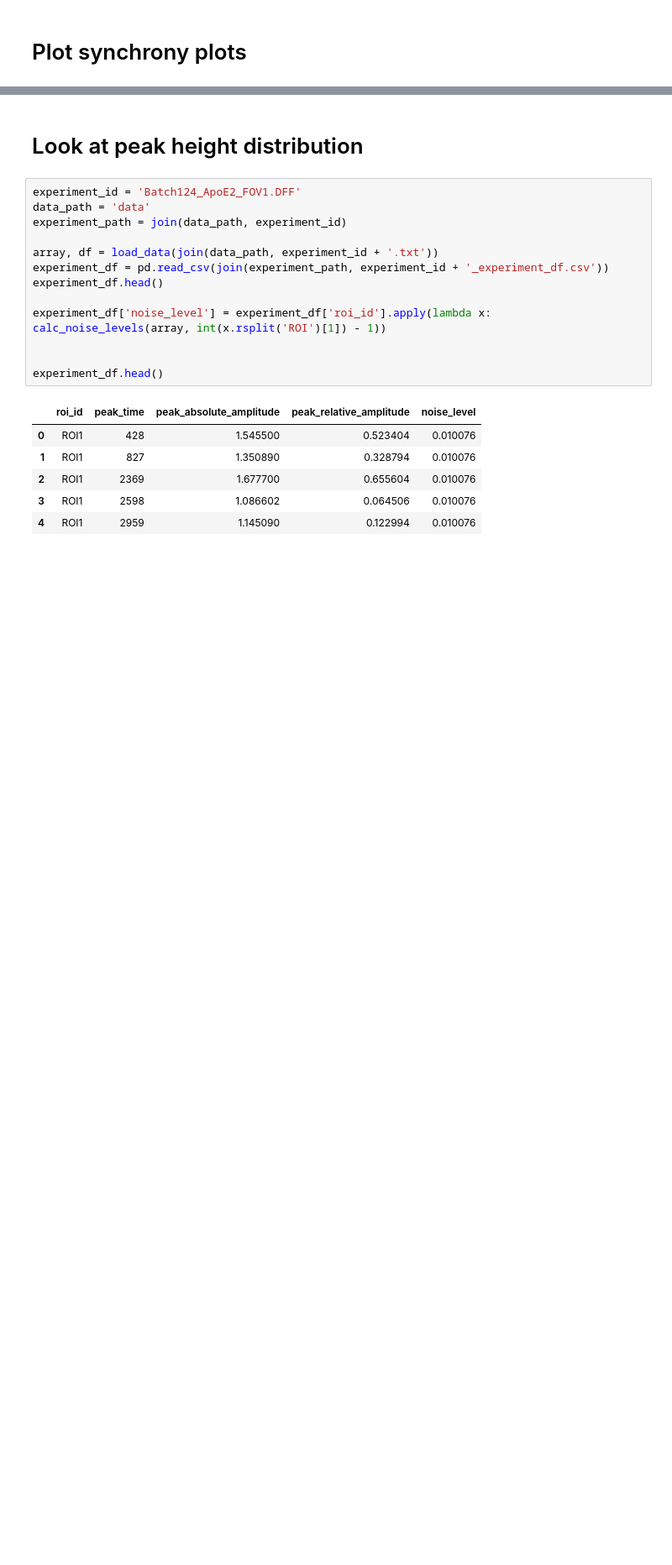
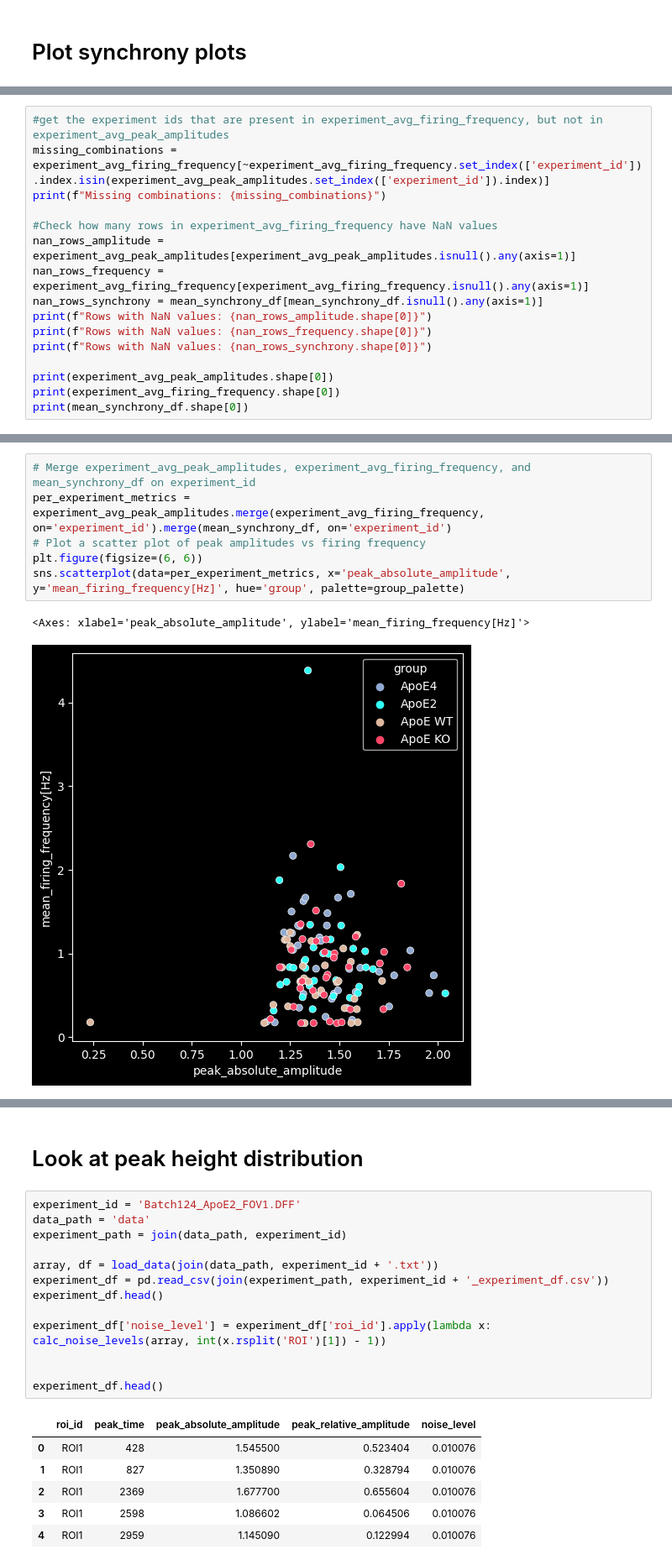
Before and after one commit to chesnov/fluorescent_peak_analysis, a Jupyter notebook: trace_feature_extract.ipynb, the cells around one changed output, grey strips where cells are left out. Shown at 84% size. Saved outputs shown, nothing was run; the diff lists cells and outputs as text; blank space fills up the shorter version.

```diff
--- a/trace_feature_extract.ipynb
+++ b/trace_feature_extract.ipynb
@@ -837,0 +1227,16 @@ plt.show()
+# %%
+#get the experiment ids that are present in experiment_avg_firing_frequency, but not in experiment_avg_peak_amplitudes
+missing_combinations = experiment_avg_firing_frequency[~experiment_avg_firing_frequency.set_index(['experiment_id']).index.isin(experiment_avg_peak_amplitudes.set_index(['experiment_id']).index)]
+print(f"Missing combinations: {missing_combinations}")
+
+#Check how many rows in experiment_avg_firing_frequency have NaN values
+nan_rows_amplitude = experiment_avg_peak_amplitudes[experiment_avg_peak_amplitudes.isnull().any(axis=1)]
+nan_rows_frequency = experiment_avg_firing_frequency[experiment_avg_firing_frequency.isnull().any(axis=1)]
+nan_rows_synchrony = mean_synchrony_df[mean_synchrony_df.isnull().any(axis=1)]
+print(f"Rows with NaN values: {nan_rows_amplitude.shape[0]}")
+print(f"Rows with NaN values: {nan_rows_frequency.shape[0]}")
+print(f"Rows with NaN values: {nan_rows_synchrony.shape[0]}")
+
+print(experiment_avg_peak_amplitudes.shape[0])
+print(experiment_avg_firing_frequency.shape[0])
+print(mean_synchrony_df.shape[0])
@@ -837,0 +1282,9 @@ plt.show()
+# %%
+# Merge experiment_avg_peak_amplitudes, experiment_avg_firing_frequency, and mean_synchrony_df on experiment_id
+per_experiment_metrics = experiment_avg_peak_amplitudes.merge(experiment_avg_firing_frequency, on='experiment_id').merge(mean_synchrony_df, on='experiment_id')
+# Plot a scatter plot of peak amplitudes vs firing frequency
+plt.figure(figsize=(6, 6))
+sns.scatterplot(data=per_experiment_metrics, x='peak_absolute_amplitude', y='mean_firing_frequency[Hz]', hue='group', palette=group_palette)
+# %% [output]
+<Axes: xlabel='peak_absolute_amplitude', ylabel='mean_firing_frequency[Hz]'>
+[figure, added]
```
Also changed, not shown: parts of 30 cells of this notebook, 2 other files.
